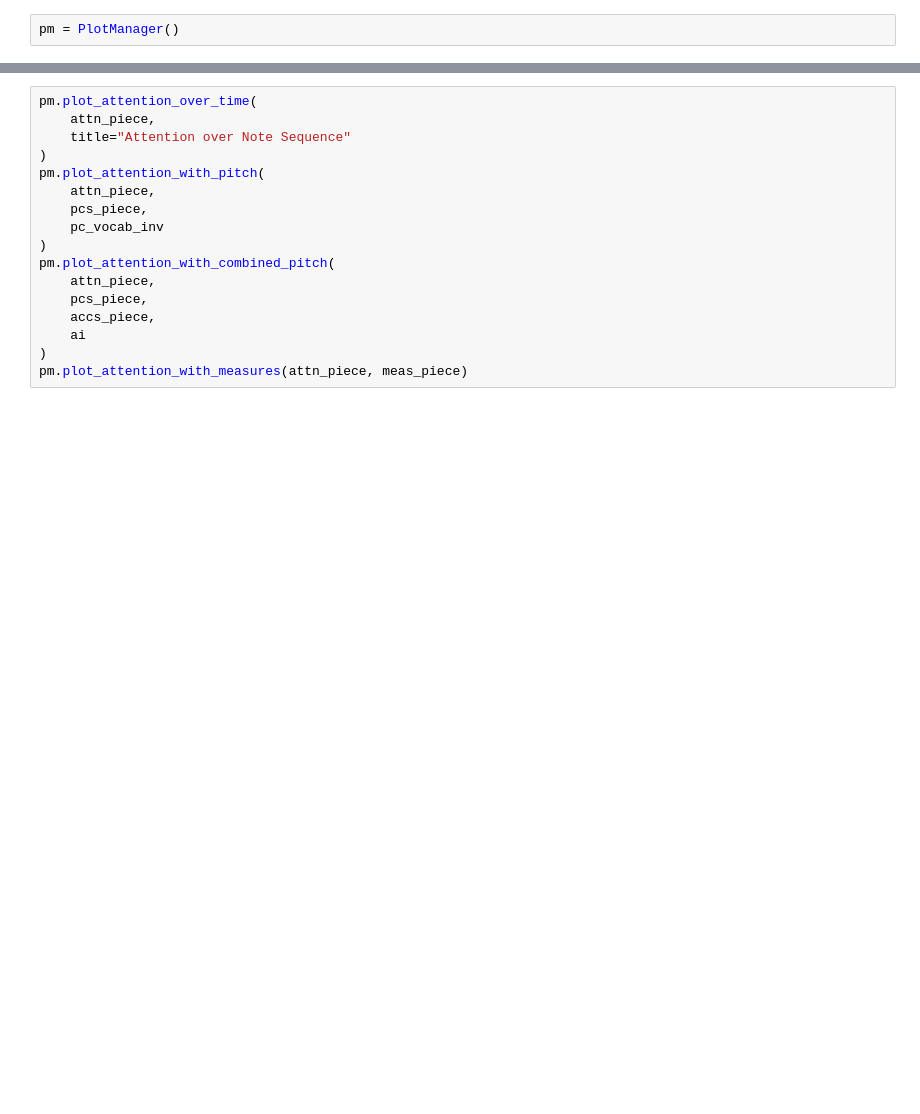
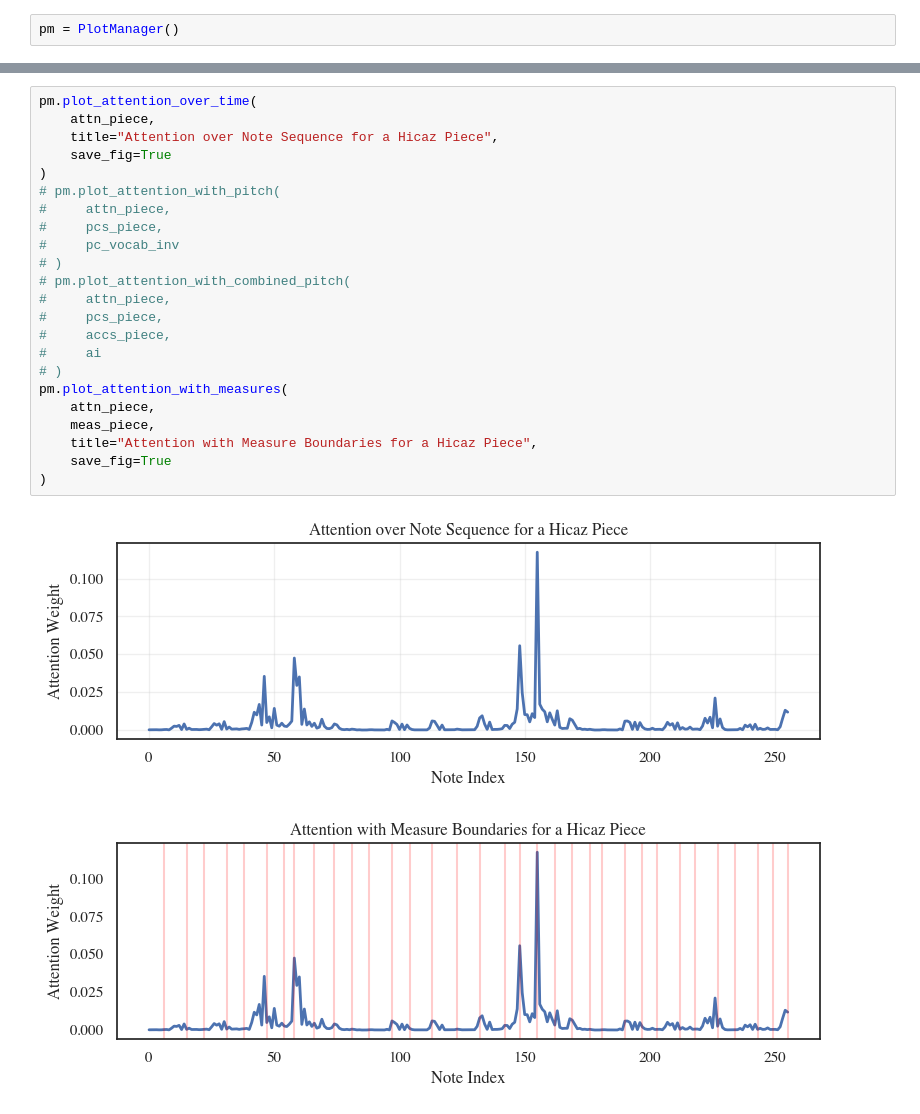
Before and after one commit to ihpar/tmm_rep_learn, a Jupyter notebook: evaluation.ipynb, the cells around one changed output, grey strips where cells are left out. Cells and saved outputs as stored; diff of their text form; blank space fills up the shorter version.

```diff
--- a/evaluation.ipynb
+++ b/evaluation.ipynb
@@ -900,17 +1012,26 @@ pm.plot_agg_attention_by_pitch_duration_makam("huseyni", ai)
 # %%
 pm.plot_attention_over_time(
     attn_piece,
-    title="Attention over Note Sequence"
+    title="Attention over Note Sequence for a Hicaz Piece",
+    save_fig=True
 )
-pm.plot_attention_with_pitch(
+# pm.plot_attention_with_pitch(
+#     attn_piece,
+#     pcs_piece,
+#     pc_vocab_inv
+# )
+# pm.plot_attention_with_combined_pitch(
+#     attn_piece,
+#     pcs_piece,
+#     accs_piece,
+#     ai
+# )
+pm.plot_attention_with_measures(
     attn_piece,
-    pcs_piece,
-    pc_vocab_inv
+    meas_piece,
+    title="Attention with Measure Boundaries for a Hicaz Piece",
+    save_fig=True
 )
-pm.plot_attention_with_combined_pitch(
-    attn_piece,
-    pcs_piece,
-    accs_piece,
-    ai
-)
-pm.plot_attention_with_measures(attn_piece, meas_piece)
+# %% [output]
+[figure, added]
+[figure, added]
```
Also changed, not shown: parts of 12 cells of this notebook, 10 other files.
